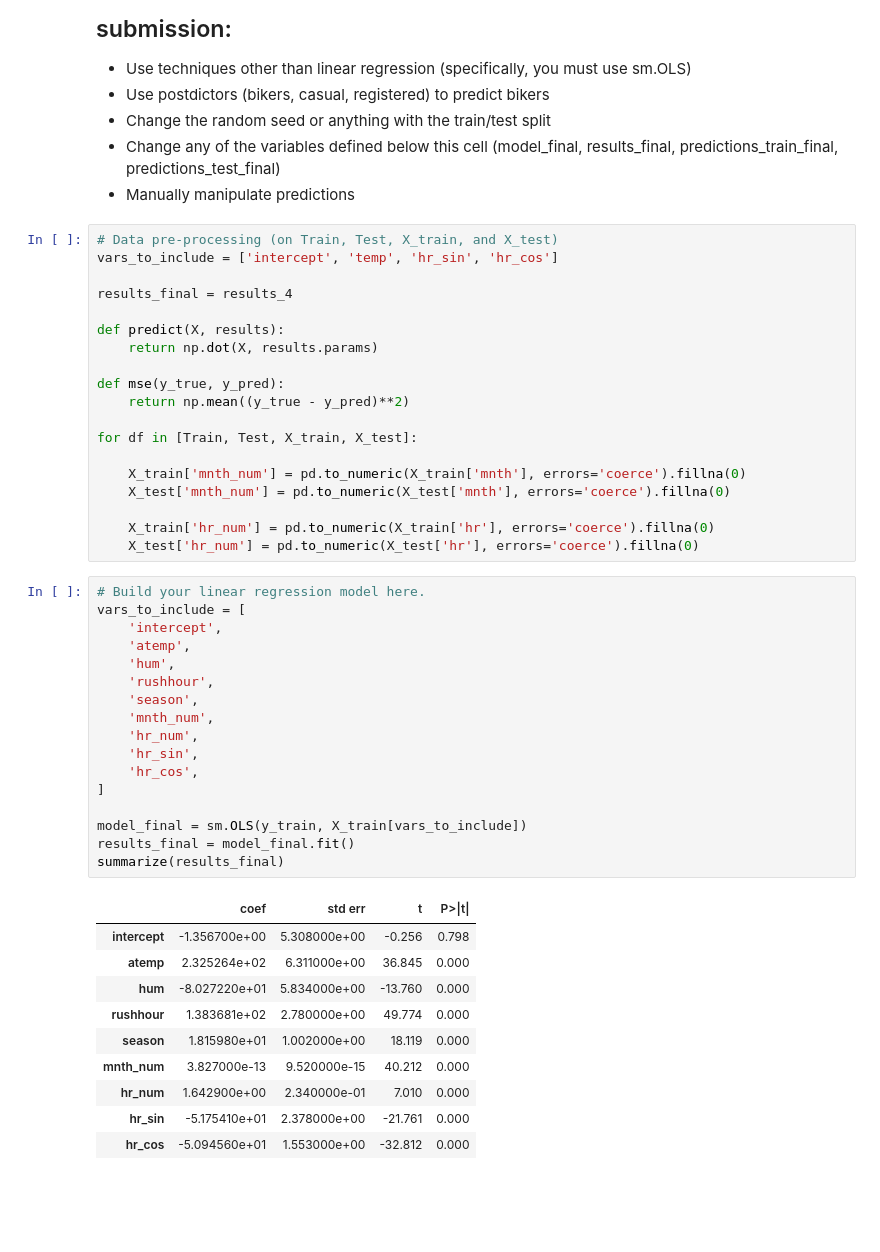
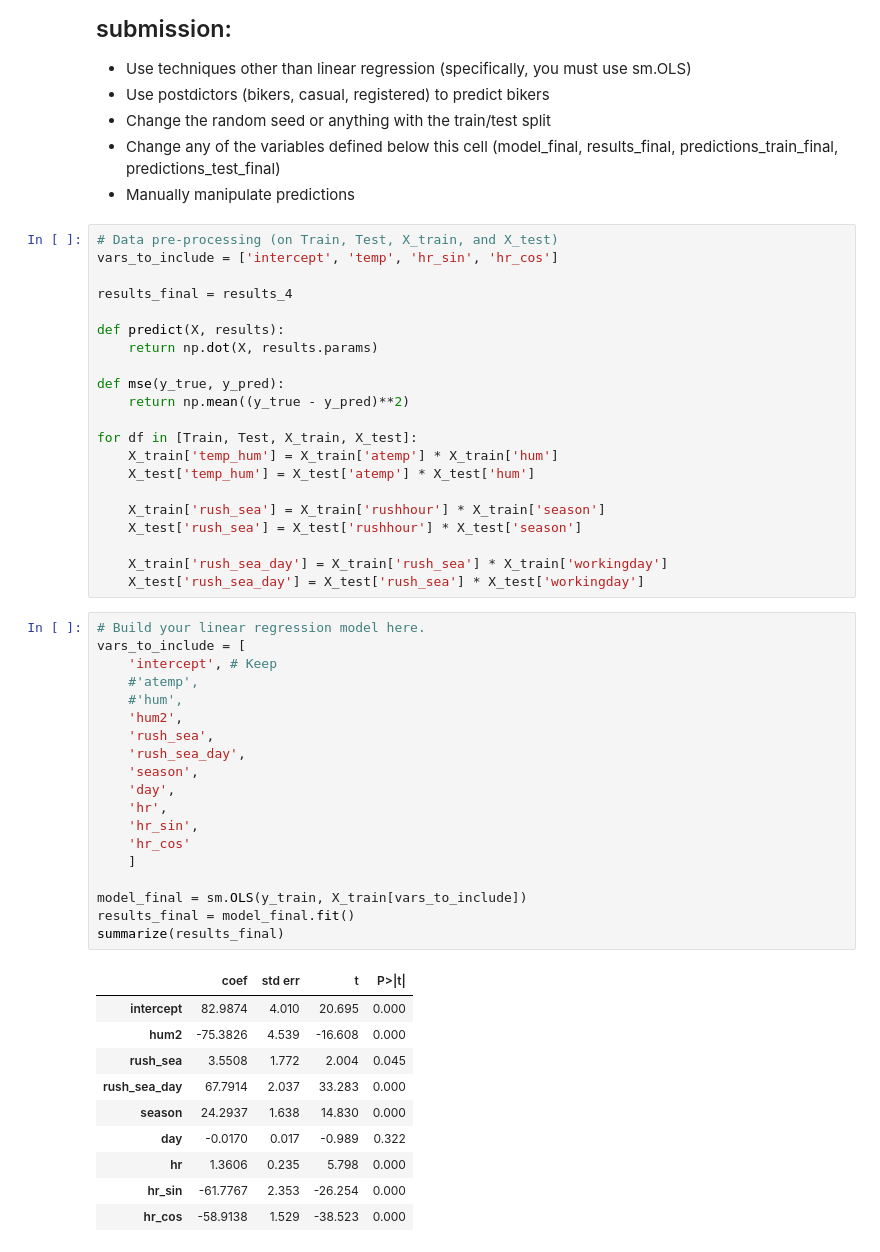
Before and after one commit to brl22020/code_2600, a Jupyter notebook: mod05_nonlinear.ipynb, the cells around one changed output. Cells and saved outputs as stored; diff of their text form; blank space fills up the shorter version.

```diff
--- a/mod05_nonlinear.ipynb
+++ b/mod05_nonlinear.ipynb
@@ -316,40 +316,44 @@ def mse(y_true, y_pred):
     return np.mean((y_true - y_pred)**2)
 
 for df in [Train, Test, X_train, X_test]:
+    X_train['temp_hum'] = X_train['atemp'] * X_train['hum']
+    X_test['temp_hum'] = X_test['atemp'] * X_test['hum']
 
-    X_train['mnth_num'] = pd.to_numeric(X_train['mnth'], errors='coerce').fillna(0)
-    X_test['mnth_num'] = pd.to_numeric(X_test['mnth'], errors='coerce').fillna(0)
+    X_train['rush_sea'] = X_train['rushhour'] * X_train['season']
+    X_test['rush_sea'] = X_test['rushhour'] * X_test['season']
 
-    X_train['hr_num'] = pd.to_numeric(X_train['hr'], errors='coerce').fillna(0)
-    X_test['hr_num'] = pd.to_numeric(X_test['hr'], errors='coerce').fillna(0)
+    X_train['rush_sea_day'] = X_train['rush_sea'] * X_train['workingday']
+    X_test['rush_sea_day'] = X_test['rush_sea'] * X_test['workingday']
 # %%
 # Build your linear regression model here.
 vars_to_include = [
-    'intercept',
-    'atemp',
-    'hum',
-    'rushhour',
+    'intercept', # Keep
+    #'atemp',
+    #'hum',
+    'hum2',
+    'rush_sea',
+    'rush_sea_day',
     'season',
-    'mnth_num',
-    'hr_num',
+    'day',
+    'hr',
     'hr_sin',
-    'hr_cos',
-]
+    'hr_cos'
+    ]
 
 model_final = sm.OLS(y_train, X_train[vars_to_include])
 results_final = model_final.fit()
 summarize(results_final)
 # %% [output]
 |  | coef | std err | t | P>|t| |
-| intercept | -1.356700e+00 | 5.308000e+00 | -0.256 | 0.798 |
-| atemp | 2.325264e+02 | 6.311000e+00 | 36.845 | 0.000 |
-| hum | -8.027220e+01 | 5.834000e+00 | -13.760 | 0.000 |
-| rushhour | 1.383681e+02 | 2.780000e+00 | 49.774 | 0.000 |
-| season | 1.815980e+01 | 1.002000e+00 | 18.119 | 0.000 |
-| mnth_num | 3.827000e-13 | 9.520000e-15 | 40.212 | 0.000 |
-| hr_num | 1.642900e+00 | 2.340000e-01 | 7.010 | 0.000 |
-| hr_sin | -5.175410e+01 | 2.378000e+00 | -21.761 | 0.000 |
-| hr_cos | -5.094560e+01 | 1.553000e+00 | -32.812 | 0.000 |
+| intercept | 82.9874 | 4.010 | 20.695 | 0.000 |
+| hum2 | -75.3826 | 4.539 | -16.608 | 0.000 |
+| rush_sea | 3.5508 | 1.772 | 2.004 | 0.045 |
+| rush_sea_day | 67.7914 | 2.037 | 33.283 | 0.000 |
+| season | 24.2937 | 1.638 | 14.830 | 0.000 |
+| day | -0.0170 | 0.017 | -0.989 | 0.322 |
+| hr | 1.3606 | 0.235 | 5.798 | 0.000 |
+| hr_sin | -61.7767 | 2.353 | -26.254 | 0.000 |
+| hr_cos | -58.9138 | 1.529 | -38.523 | 0.000 |
 # %%
 predictions_train_final = predict(X_train[vars_to_include], results_final)
 print('MSE train: ', mse(y_train, predictions_train_final))
```
Also changed, not shown: parts of 3 cells of this notebook.
